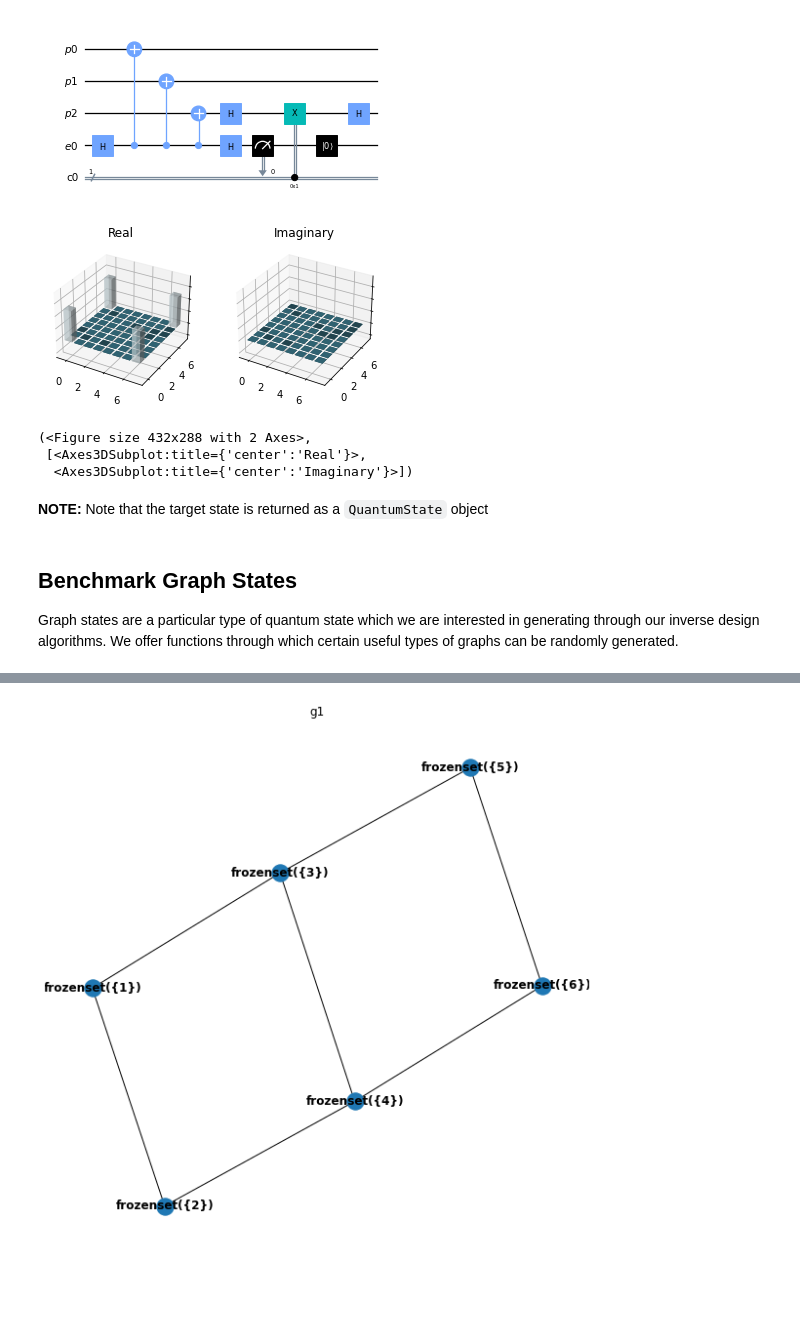
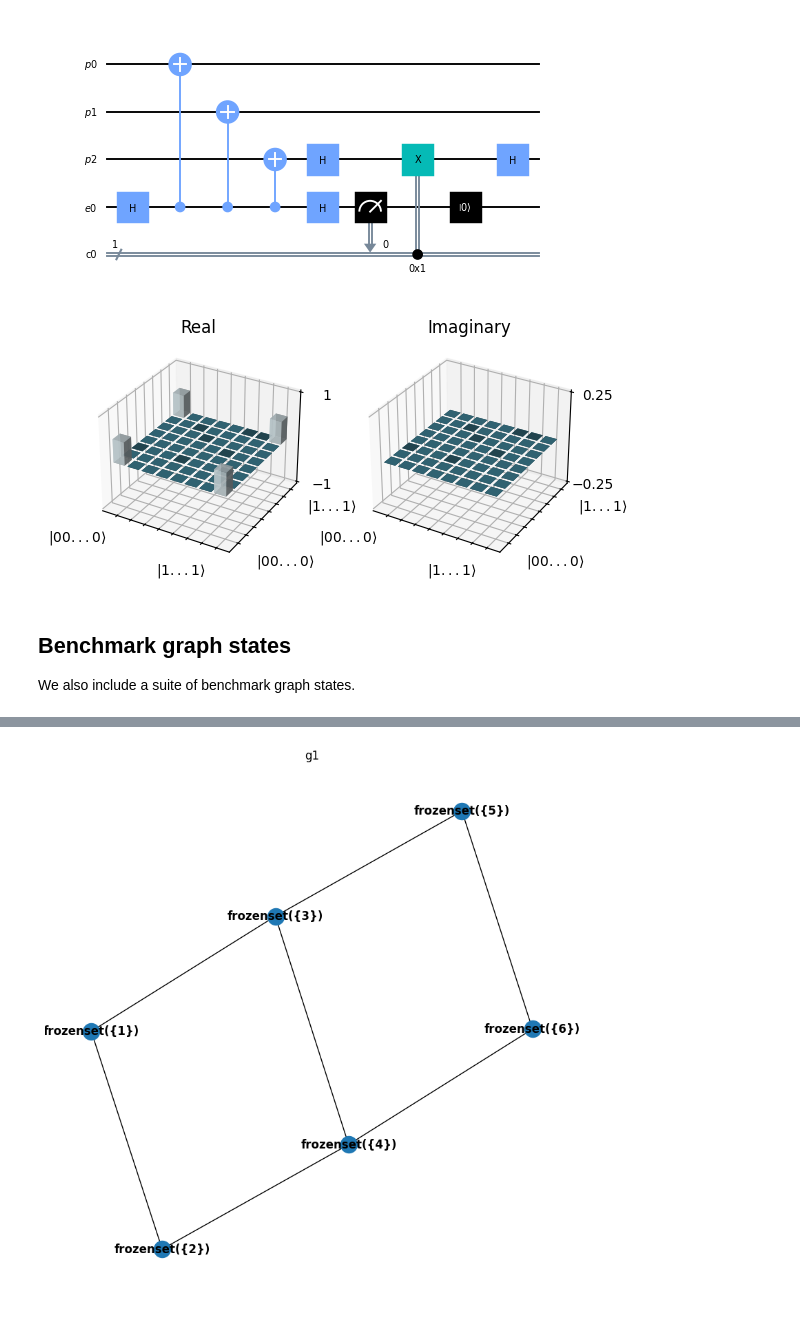
Before and after one commit to graphiq-dev/graphiq, a Jupyter notebook: docs/examples/startup_guide/7_benchmarking.ipynb, the cells around one changed output, grey strips where cells are left out. Saved outputs shown, nothing was run; the diff lists cells and outputs as text; code cells hidden in the pictures; blank space fills up the shorter version.

```diff
--- a/docs/examples/startup_guide/7_benchmarking.ipynb
+++ b/docs/examples/startup_guide/7_benchmarking.ipynb
@@ -28,21 +9,15 @@ Currently available benchmark circuits:
 # %%
 """ Example benchmark circuits (we've previously seen them in examples)"""
-from benchmarks.circuits import ghz3_state_circuit
+from graphiq.benchmarks.circuits import ghz3_state_circuit
 
 circuit, ideal_state = ghz3_state_circuit()
 circuit.draw_circuit()
-ideal_state.dm.draw()
+ideal_state.rep_data.draw();
 # %% [output]
-[figure, old version]
+[figure, new version]
-[figure, old version]
+[figure, new version]
-(<Figure size 432x288 with 2 Axes>,
- [<Axes3DSubplot:title={'center':'Real'}>,
-  <Axes3DSubplot:title={'center':'Imaginary'}>])
-# %% [markdown]
-**NOTE:** Note that the target state is returned as a `QuantumState` object
-# %% [markdown]
-## Benchmark Graph States
-
-Graph states are a particular type of quantum state which we are interested in generating through our inverse design algorithms. We offer functions through which certain useful types of graphs can be randomly generated.
+# %% [markdown]
+## Benchmark graph states
+We also include a suite of benchmark graph states.
 # %%
 """ Linear cluster state """
```
Also changed, not shown: parts of 10 cells of this notebook, 14 other files.
